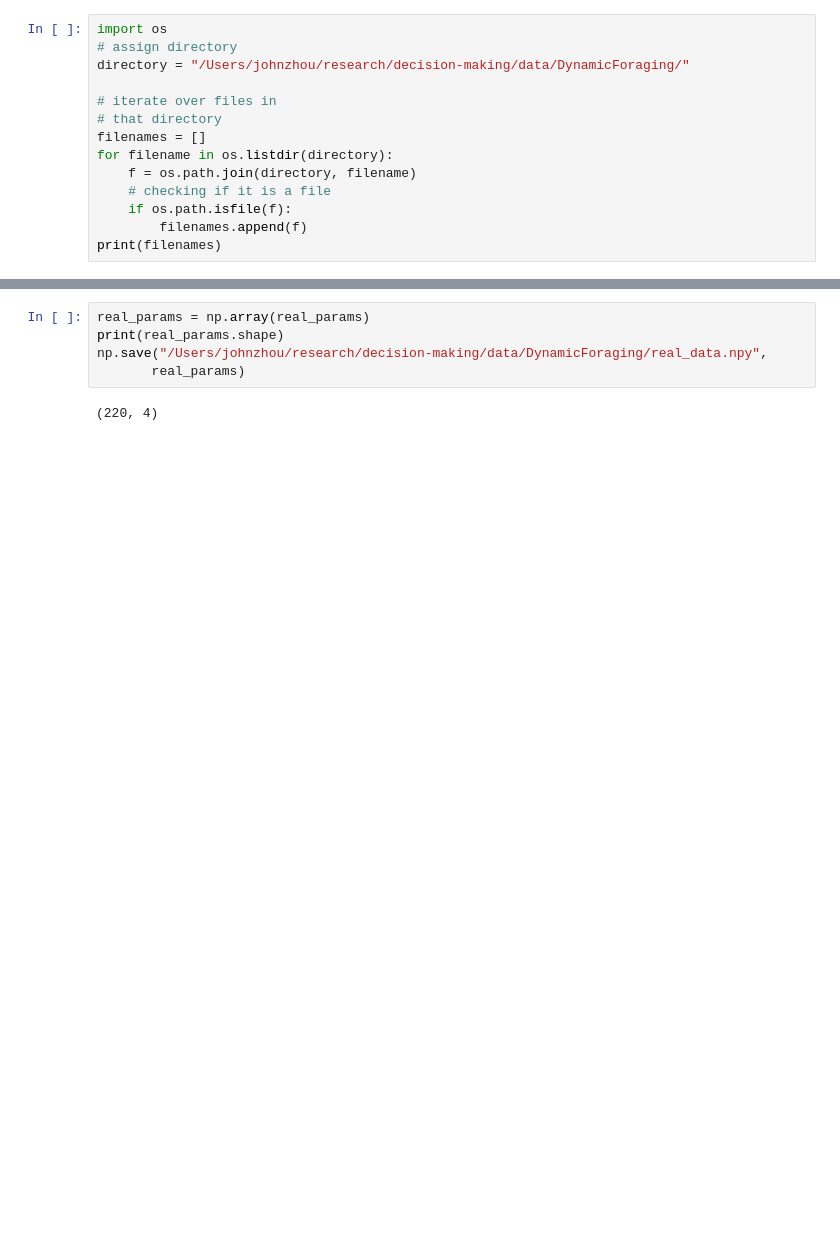
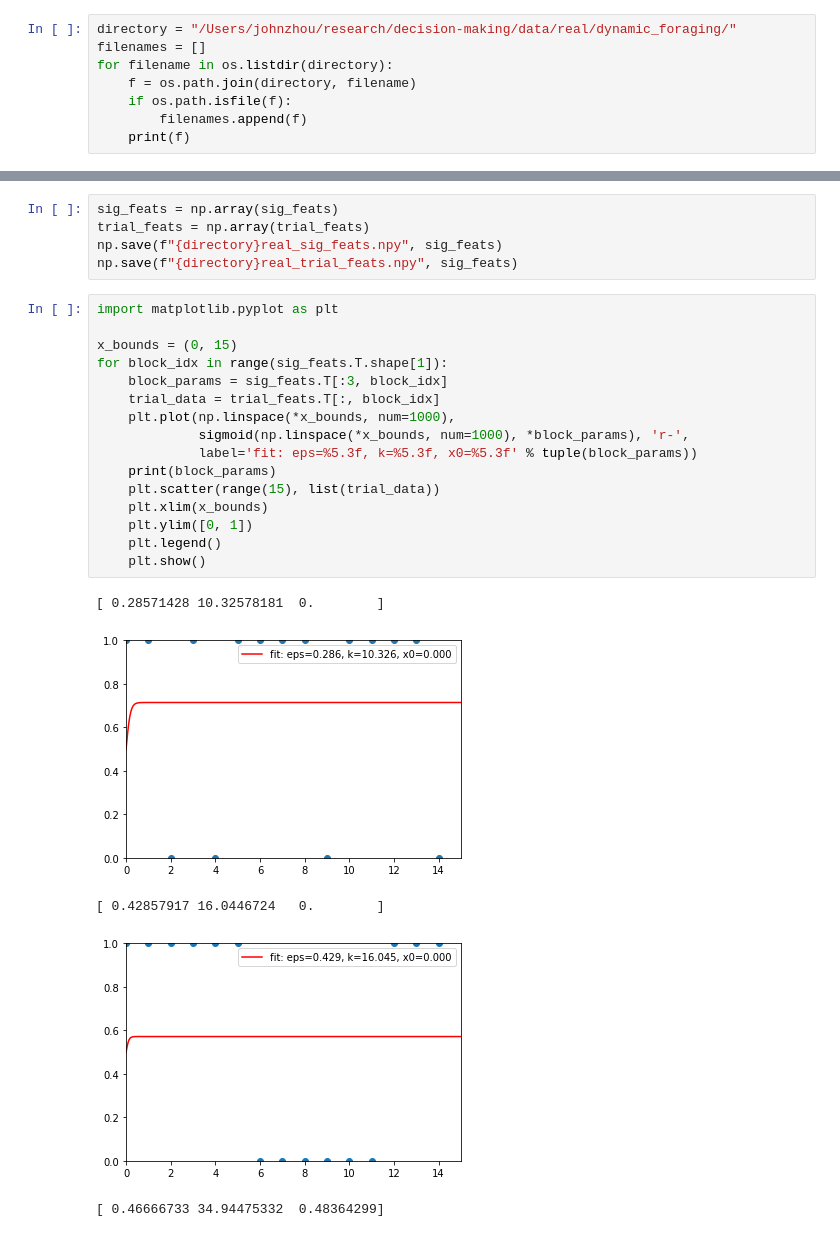
Before and after one commit to johnlyzhou/decision-making, a Jupyter notebook: notebooks/jlz-dev-realdata.ipynb, the cells around one changed output, grey strips where cells are left out. Cells and saved outputs as stored; diff of their text form; blank space fills up the shorter version.

Commit message:
new notebooks to reproduce blockHMM figures and train models

```diff
--- a/notebooks/jlz-dev-realdata.ipynb
+++ b/notebooks/jlz-dev-realdata.ipynb
@@ -38,15 +14,9 @@ def convert_real_actions(real_actions):
 # %%
-import os
-# assign directory
-directory = "/Users/johnzhou/research/decision-making/data/DynamicForaging/"
-
-# iterate over files in
-# that directory
+directory = "/Users/johnzhou/research/decision-making/data/real/dynamic_foraging/"
 filenames = []
 for filename in os.listdir(directory):
     f = os.path.join(directory, filename)
-    # checking if it is a file
     if os.path.isfile(f):
         filenames.append(f)
-print(filenames)
+    print(f)
 # %% [output]
@@ -100,7 +97,27 @@ too short, only 6
-# %%
-real_params = np.array(real_params)
-print(real_params.shape)
-np.save("/Users/johnzhou/research/decision-making/data/DynamicForaging/real_data.npy",
-       real_params)
-# %% [output]
-(220, 4)
+# %%
+sig_feats = np.array(sig_feats)
+trial_feats = np.array(trial_feats)
+np.save(f"{directory}real_sig_feats.npy", sig_feats)
+np.save(f"{directory}real_trial_feats.npy", sig_feats)
+# %%
+import matplotlib.pyplot as plt
+
+x_bounds = (0, 15)
+for block_idx in range(sig_feats.T.shape[1]):
+    block_params = sig_feats.T[:3, block_idx]
+    trial_data = trial_feats.T[:, block_idx]
+    plt.plot(np.linspace(*x_bounds, num=1000),
+             sigmoid(np.linspace(*x_bounds, num=1000), *block_params), 'r-',
+             label='fit: eps=%5.3f, k=%5.3f, x0=%5.3f' % tuple(block_params))
+    print(block_params)
+    plt.scatter(range(15), list(trial_data))
+    plt.xlim(x_bounds)
+    plt.ylim([0, 1])
+    plt.legend()
+    plt.show()
+# %% [output]
+[ 0.28571428 10.32578181  0.        ]
+[figure, added]
+[ 0.42857917 16.0446724   0.        ]
+[figure, added]
+[ 0.46666733 34.94475332  0.48364299]
```
Also changed, not shown: parts of 5 cells of this notebook, 17 other files.
